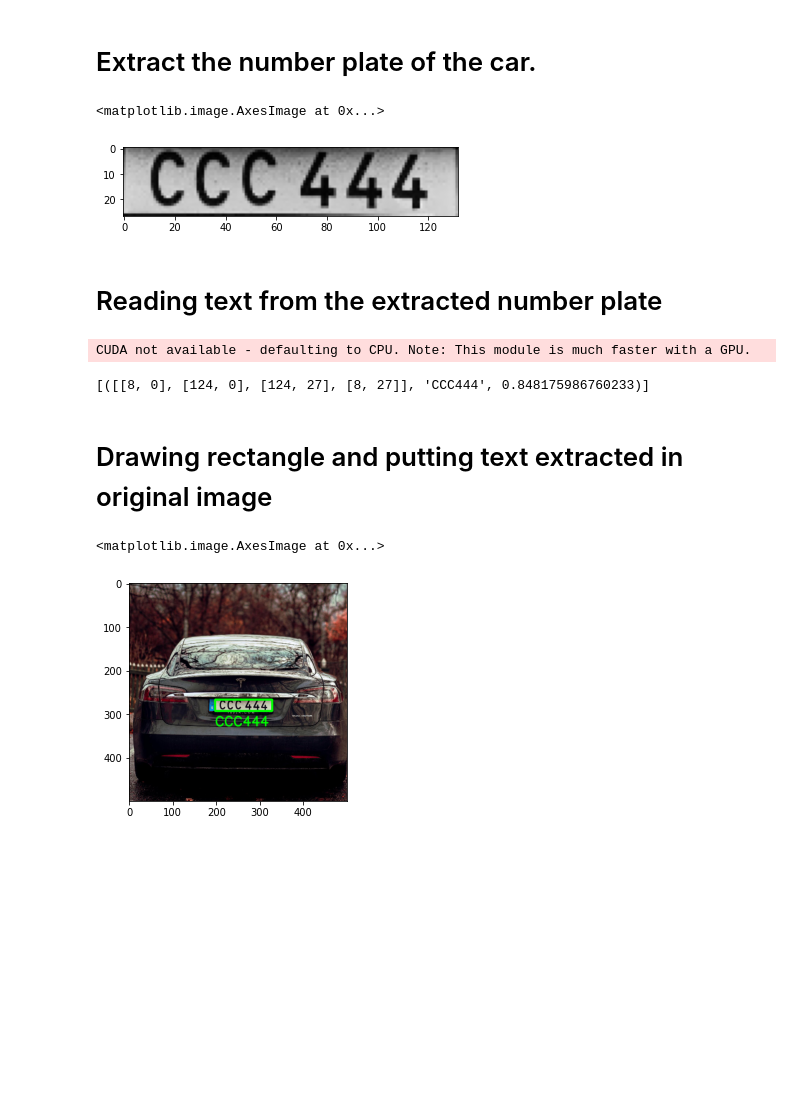
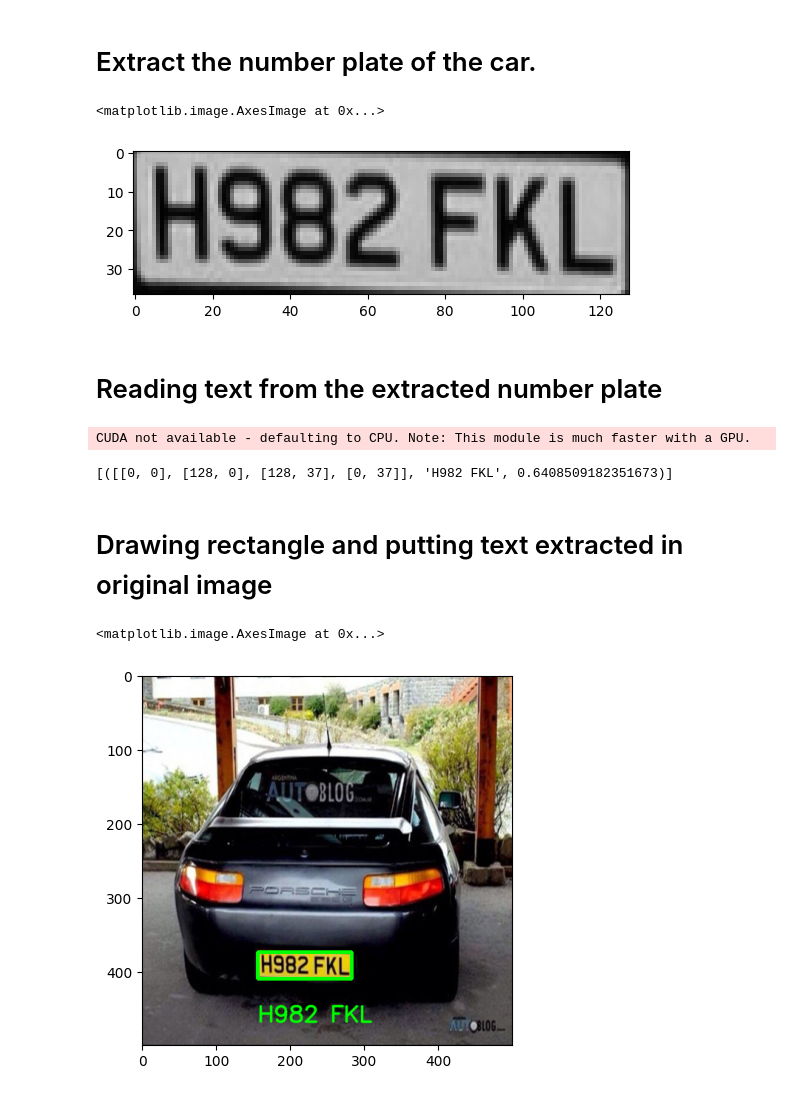
Before and after one commit to Devasahoo123/practicum, a Jupyter notebook: number_plate_detection.ipynb, the cells around one changed output. Drawn from its saved outputs; the diff is of its cells as text; code cells hidden in the pictures; blank space fills up the shorter version.

```diff
--- a/number_plate_detection.ipynb
+++ b/number_plate_detection.ipynb
@@ -7,7 +7,8 @@ import cv2
 import imutils
 import easyocr
 # %%
-img_path = r"dataset-card.jpg"
+# img_path = r"dataset-card.jpg"
+img_path = r"image5.jpg"
 # %% [markdown]
 # Read the image
 # %%
@@ -60,7 +61,7 @@ cropped_img = gray[x1:x2+1, y1:y2+1]
 plt.imshow(cv2.cvtColor(cropped_img, cv2.COLOR_BGR2RGB))
 # %% [output]
 <matplotlib.image.AxesImage at 0x...>
-[figure, old version]
+[figure, new version]
 # %% [markdown]
 # Reading text from the extracted number plate
 # %%
@@ -69,17 +70,17 @@ result = reader.readtext(cropped_img)
 result
 # %% [output]
 CUDA not available - defaulting to CPU. Note: This module is much faster with a GPU.
-[([[8, 0], [124, 0], [124, 27], [8, 27]], 'CCC444', 0.848175986760233)]
+[([[0, 0], [128, 0], [128, 37], [0, 37]], 'H982 FKL', 0.6408509182351673)]
 # %% [markdown]
 # Drawing rectangle and putting text extracted in original image
 # %%
 text = ""
 for i in result:
-    text += i[-2]   # we are taking the 2nd element from the last of the 2d array.
+    text += i[-2] + " "   # we are taking the 2nd element from the last of the 2d array.
 font = cv2.FONT_HERSHEY_SIMPLEX
 res = cv2.putText(img, text=text, org=(approx[0][0][0], approx[1][0][1]+60), fontFace=font, fontScale=1, color=(0,255,0), thickness=2, lineType=cv2.LINE_AA)
 res = cv2.rectangle(img, tuple(approx[0][0]), tuple(approx[2][0]), (0,255,0), 3)
 plt.imshow(cv2.cvtColor(res, cv2.COLOR_BGR2RGB))
 # %% [output]
 <matplotlib.image.AxesImage at 0x...>
-[figure, old version]
+[figure, new version]
```
Also changed, not shown: parts of 3 cells of this notebook, 1 other file.
